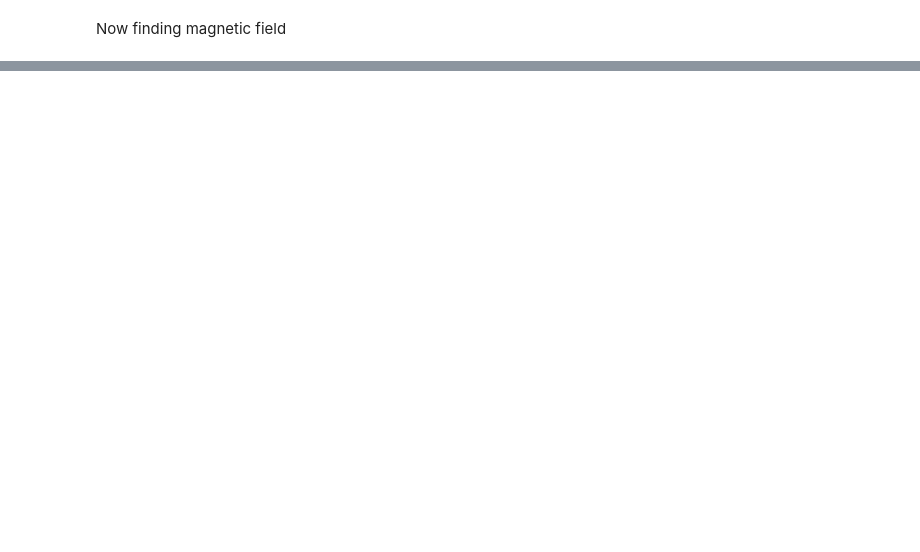
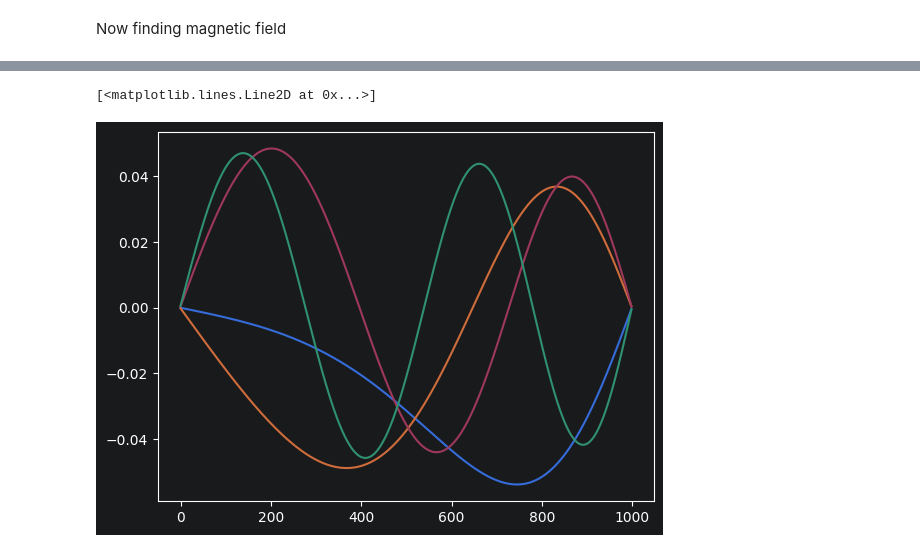
Before and after one commit to trishanjitdoloibigboi-dev/scicomp, a Jupyter notebook: numpy_tut.ipynb, the cells around one changed output, grey strips where cells are left out. Cells and saved outputs as stored; diff of their text form; code cells hidden in the pictures; blank space fills up the shorter version.

```diff
--- a/numpy_tut.ipynb
+++ b/numpy_tut.ipynb
@@ -408,0 +414,9 @@ Now finding magnetic field
+# %%
+N = 1000
+x = np.linspace(0,1,N+1)
+dx = x[1]-x[0]
+
+main_diag = -2*np.ones(N-1)
+off_diag = np.ones(N-2)
+derivative_matrix = (np.diag(main_diag) + np.diag(off_diag, k=1)+ np.diag(off_diag, k=-1))/dx**2
+derivative_matrix
@@ -408,0 +437,14 @@ Now finding magnetic field
+# %%
+x2_matrix = np.diag((10*x[1:-1])**2)
+LHS_matrix = derivative_matrix + x2_matrix
+# %%
+eigvals, eigvecs = np.linalg.eigh(LHS_matrix)
+#eigvalks come in descending order
+eigvals[-1]
+plt.plot(eigvecs[:, -1])
+plt.plot(eigvecs[:, -2])
+plt.plot(eigvecs[:, -3])
+plt.plot(eigvecs[:, -4])
+# %% [output]
+[<matplotlib.lines.Line2D at 0x...>]
+[figure, added]
```
Also changed, not shown: parts of 15 cells of this notebook.
